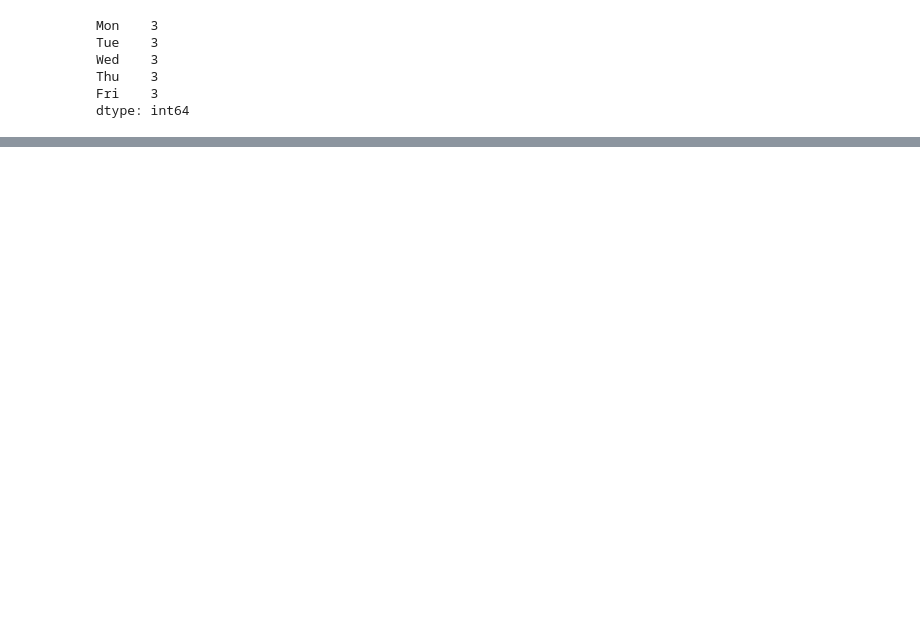
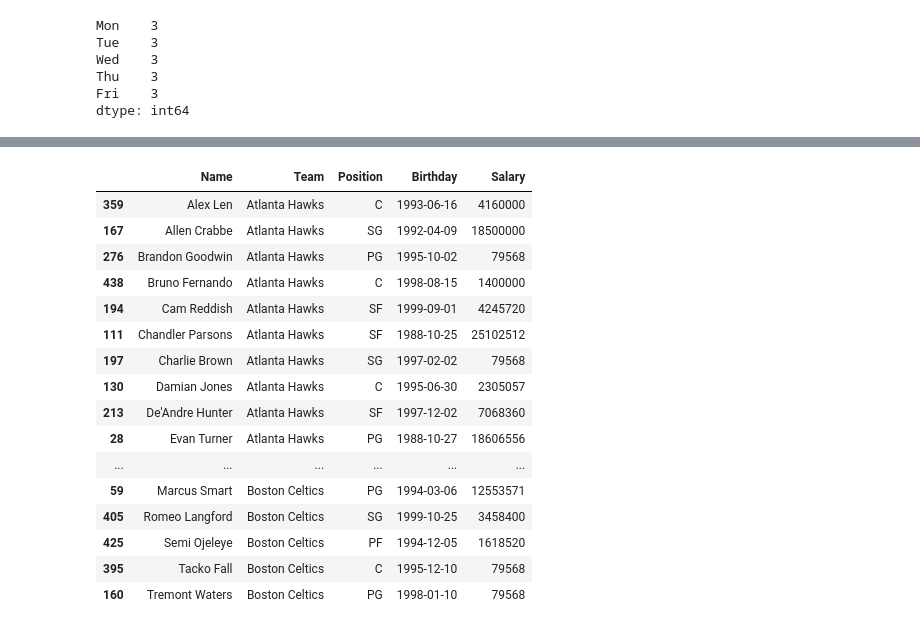
Before and after one commit to singamravibabu/batch23, a Jupyter notebook: Pandas 3.ipynb, the cells around one changed output, grey strips where cells are left out. Saved outputs shown, nothing was run; the diff lists cells and outputs as text; code cells hidden in the pictures; blank space fills up the shorter version.

```diff
--- a/Pandas 3.ipynb
+++ b/Pandas 3.ipynb
@@ -143,0 +146,3 @@ dtype: int64
+# %%
+nba = pd.read_csv("./data/nba.csv", parse_dates=["Birthday"])
+nba.head()
@@ -143,0 +192,20 @@ dtype: int64
+# %%
+nba.sort_values(by=["Team", "Name"]).head(30)
+# %% [output]
+|  | Name | Team | Position | Birthday | Salary |
+| 359 | Alex Len | Atlanta Hawks | C | 1993-06-16 | 4160000 |
+| 167 | Allen Crabbe | Atlanta Hawks | SG | 1992-04-09 | 18500000 |
+| 276 | Brandon Goodwin | Atlanta Hawks | PG | 1995-10-02 | 79568 |
+| 438 | Bruno Fernando | Atlanta Hawks | C | 1998-08-15 | 1400000 |
+| 194 | Cam Reddish | Atlanta Hawks | SF | 1999-09-01 | 4245720 |
+| 111 | Chandler Parsons | Atlanta Hawks | SF | 1988-10-25 | 25102512 |
+| 197 | Charlie Brown | Atlanta Hawks | SG | 1997-02-02 | 79568 |
+| 130 | Damian Jones | Atlanta Hawks | C | 1995-06-30 | 2305057 |
+| 213 | De'Andre Hunter | Atlanta Hawks | SF | 1997-12-02 | 7068360 |
+| 28 | Evan Turner | Atlanta Hawks | PG | 1988-10-27 | 18606556 |
+| ... | ... | ... | ... | ... | ... |
+| 59 | Marcus Smart | Boston Celtics | PG | 1994-03-06 | 12553571 |
+| 405 | Romeo Langford | Boston Celtics | SG | 1999-10-25 | 3458400 |
+| 425 | Semi Ojeleye | Boston Celtics | PF | 1994-12-05 | 1618520 |
+| 395 | Tacko Fall | Boston Celtics | C | 1995-12-10 | 79568 |
+| 160 | Tremont Waters | Boston Celtics | PG | 1998-01-10 | 79568 |
```
Also changed, not shown: parts of 34 cells of this notebook.
